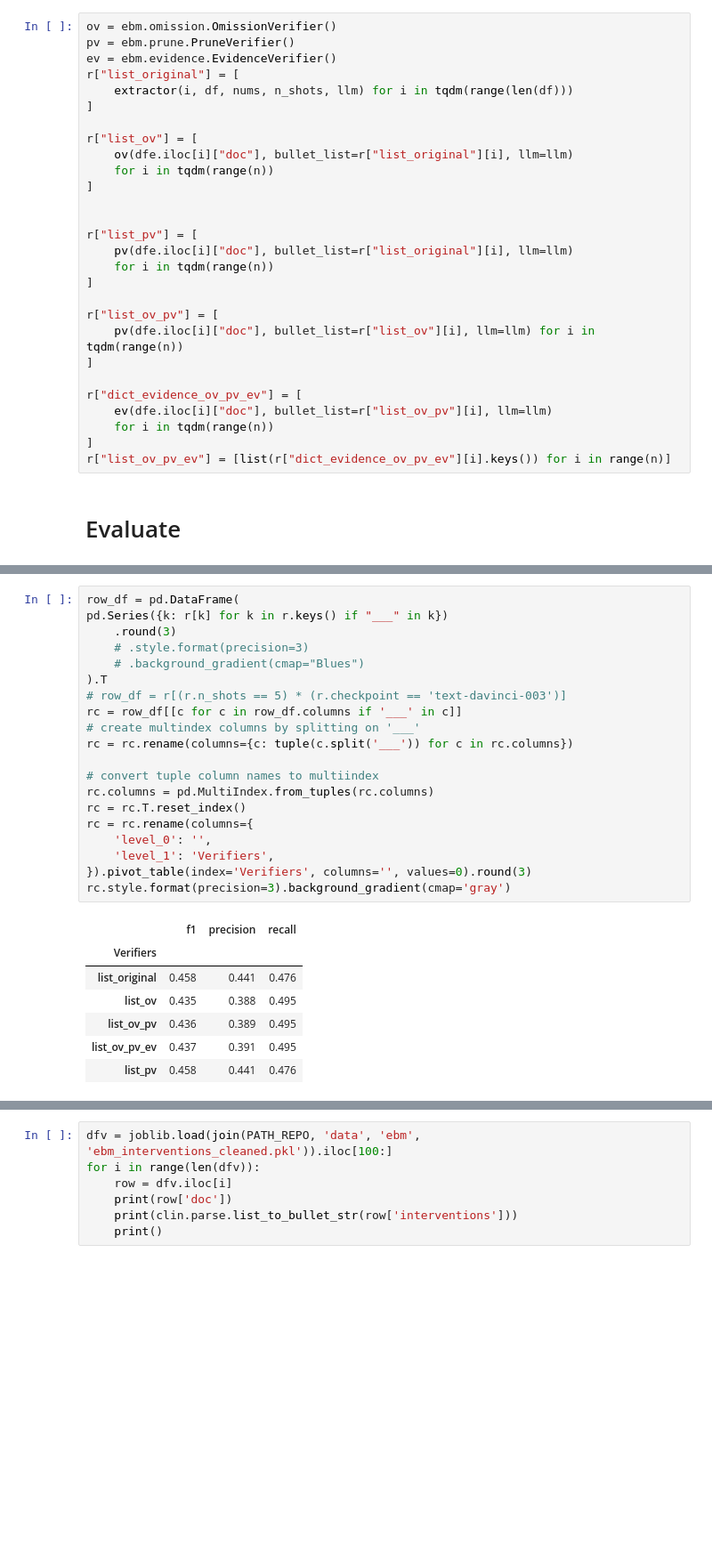
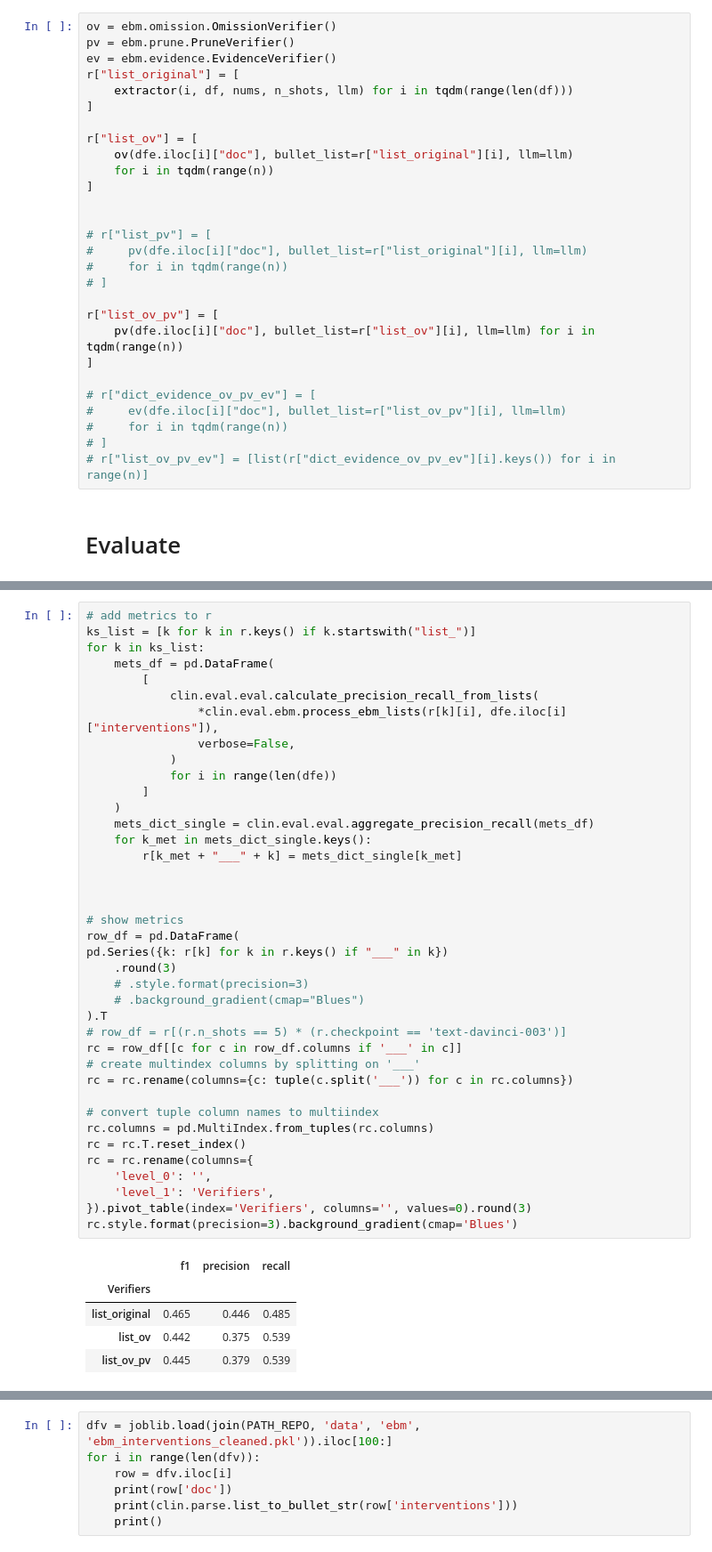
Before and after one commit to microsoft/clinical-self-verification, a Jupyter notebook: notebooks/02_ebm.ipynb, the cells around one changed output, grey strips where cells are left out. Shown at 89% size. Drawn from its saved outputs; the diff is of its cells as text; blank space fills up the shorter version.

```diff
--- a/notebooks/02_ebm.ipynb
+++ b/notebooks/02_ebm.ipynb
@@ -58,19 +51,19 @@ r["list_ov"] = [
 ]
 
 
-r["list_pv"] = [
-    pv(dfe.iloc[i]["doc"], bullet_list=r["list_original"][i], llm=llm)
-    for i in tqdm(range(n))
-]
+# r["list_pv"] = [
+#     pv(dfe.iloc[i]["doc"], bullet_list=r["list_original"][i], llm=llm)
+#     for i in tqdm(range(n))
+# ]
 
 r["list_ov_pv"] = [
     pv(dfe.iloc[i]["doc"], bullet_list=r["list_ov"][i], llm=llm) for i in tqdm(range(n))
 ]
 
-r["dict_evidence_ov_pv_ev"] = [
-    ev(dfe.iloc[i]["doc"], bullet_list=r["list_ov_pv"][i], llm=llm)
-    for i in tqdm(range(n))
-]
-r["list_ov_pv_ev"] = [list(r["dict_evidence_ov_pv_ev"][i].keys()) for i in range(n)]
+# r["dict_evidence_ov_pv_ev"] = [
+#     ev(dfe.iloc[i]["doc"], bullet_list=r["list_ov_pv"][i], llm=llm)
+#     for i in tqdm(range(n))
+# ]
+# r["list_ov_pv_ev"] = [list(r["dict_evidence_ov_pv_ev"][i].keys()) for i in range(n)]
 # %% [markdown]
 # Evaluate
@@ -105,28 +70,45 @@ for k in ks_list:
 # %%
+# add metrics to r
+ks_list = [k for k in r.keys() if k.startswith("list_")]
+for k in ks_list:
+    mets_df = pd.DataFrame(
+        [
+            clin.eval.eval.calculate_precision_recall_from_lists(
+                *clin.eval.ebm.process_ebm_lists(r[k][i], dfe.iloc[i]["interventions"]),
+                verbose=False,
+            )
+            for i in range(len(dfe))
+        ]
+    )
+    mets_dict_single = clin.eval.eval.aggregate_precision_recall(mets_df)
+    for k_met in mets_dict_single.keys():
+        r[k_met + "___" + k] = mets_dict_single[k_met]
+
+
+
+# show metrics
 row_df = pd.DataFrame(
 pd.Series({k: r[k] for k in r.keys() if "___" in k})
     .round(3)
     # .style.format(precision=3)
     # .background_gradient(cmap="Blues")
 ).T
 # row_df = r[(r.n_shots == 5) * (r.checkpoint == 'text-davinci-003')]
 rc = row_df[[c for c in row_df.columns if '___' in c]]
 # create multindex columns by splitting on '___'
 rc = rc.rename(columns={c: tuple(c.split('___')) for c in rc.columns})
 
 # convert tuple column names to multiindex
 rc.columns = pd.MultiIndex.from_tuples(rc.columns)
 rc = rc.T.reset_index()
 rc = rc.rename(columns={
     'level_0': '',
     'level_1': 'Verifiers',
 }).pivot_table(index='Verifiers', columns='', values=0).round(3)
-rc.style.format(precision=3).background_gradient(cmap='gray')
+rc.style.format(precision=3).background_gradient(cmap='Blues')
 # %% [output]
 |  | f1 | precision | recall |
 | Verifiers |  |  |  |
-| list_original | 0.458 | 0.441 | 0.476 |
-| list_ov | 0.435 | 0.388 | 0.495 |
-| list_ov_pv | 0.436 | 0.389 | 0.495 |
-| list_ov_pv_ev | 0.437 | 0.391 | 0.495 |
-| list_pv | 0.458 | 0.441 | 0.476 |
+| list_original | 0.465 | 0.446 | 0.485 |
+| list_ov | 0.442 | 0.375 | 0.539 |
+| list_ov_pv | 0.445 | 0.379 | 0.539 |
```
Also changed, not shown: parts of 4 cells of this notebook, 8 other files.
